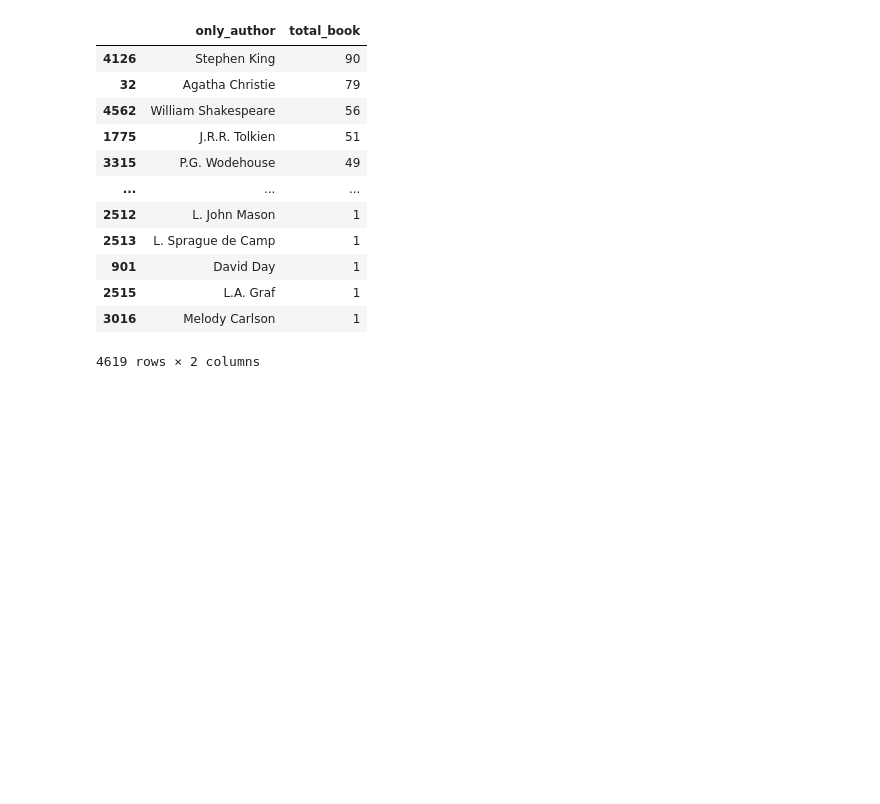
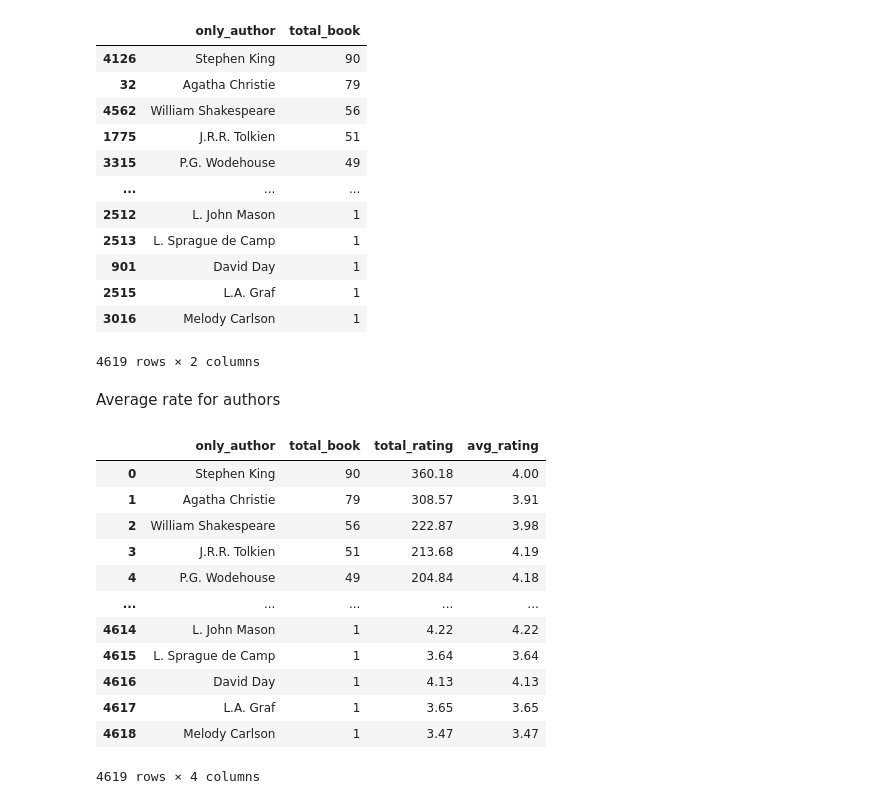
Before and after one commit to sajjad5221/book-recommendation, a Jupyter notebook: book_recommendation.ipynb, the cells around one changed output. Drawn from its saved outputs; the diff is of its cells as text; code cells hidden in the pictures; blank space fills up the shorter version.

```diff
--- a/book_recommendation.ipynb
+++ b/book_recommendation.ipynb
@@ -201,3 +223,23 @@ total_book
 | 2515 | L.A. Graf | 1 |
 | 3016 | Melody Carlson | 1 |
 4619 rows × 2 columns
+# %% [markdown]
+Average rate for authors
+# %%
+avg_author = pd.merge(total_book,total_rating, how = 'inner', on = 'only_author')
+avg_author['avg_rating'] = round(avg_author['total_rating']/avg_author['total_book'], 2)
+avg_author
+# %% [output]
+|  | only_author | total_book | total_rating | avg_rating |
+| 0 | Stephen King | 90 | 360.18 | 4.00 |
+| 1 | Agatha Christie | 79 | 308.57 | 3.91 |
+| 2 | William Shakespeare | 56 | 222.87 | 3.98 |
+| 3 | J.R.R. Tolkien | 51 | 213.68 | 4.19 |
+| 4 | P.G. Wodehouse | 49 | 204.84 | 4.18 |
+| ... | ... | ... | ... | ... |
+| 4614 | L. John Mason | 1 | 4.22 | 4.22 |
+| 4615 | L. Sprague de Camp | 1 | 3.64 | 3.64 |
+| 4616 | David Day | 1 | 4.13 | 4.13 |
+| 4617 | L.A. Graf | 1 | 3.65 | 3.65 |
+| 4618 | Melody Carlson | 1 | 3.47 | 3.47 |
+4619 rows × 4 columns
```
Also changed, not shown: parts of 9 cells of this notebook.
